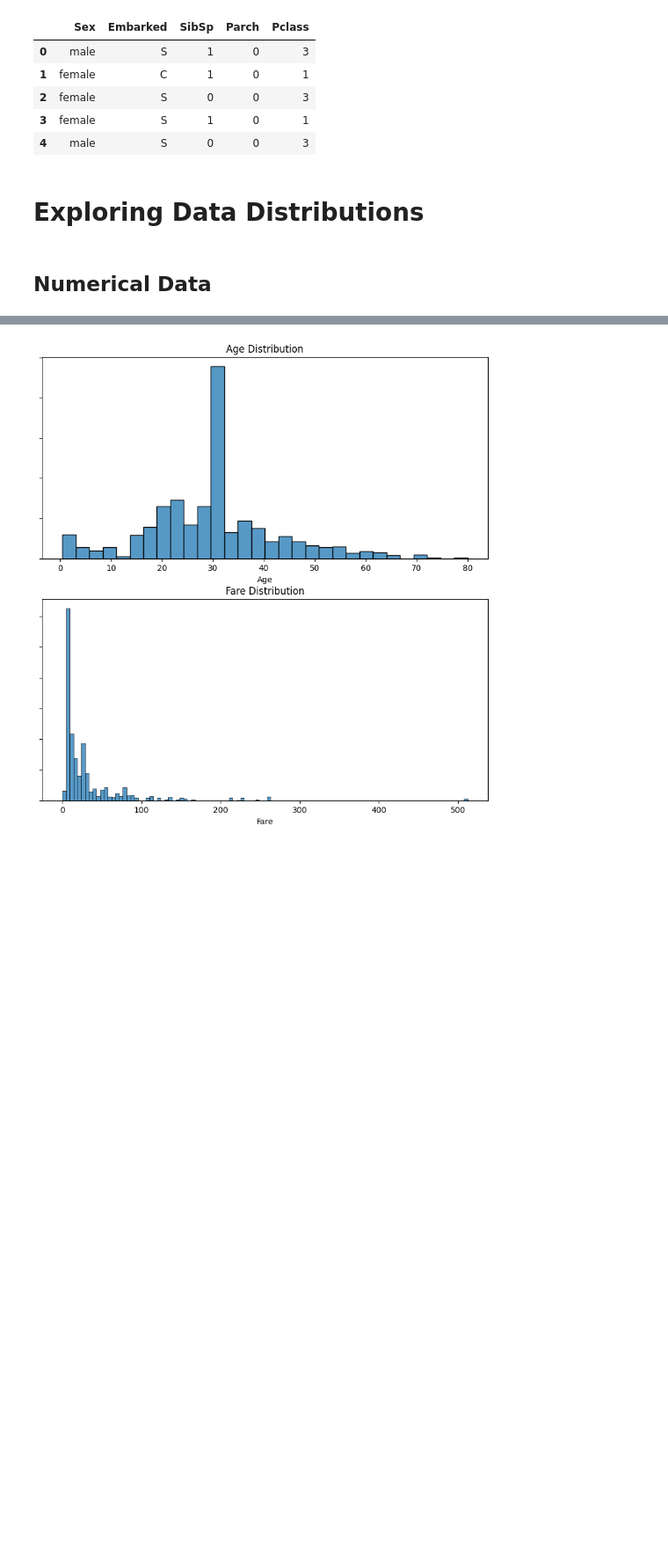
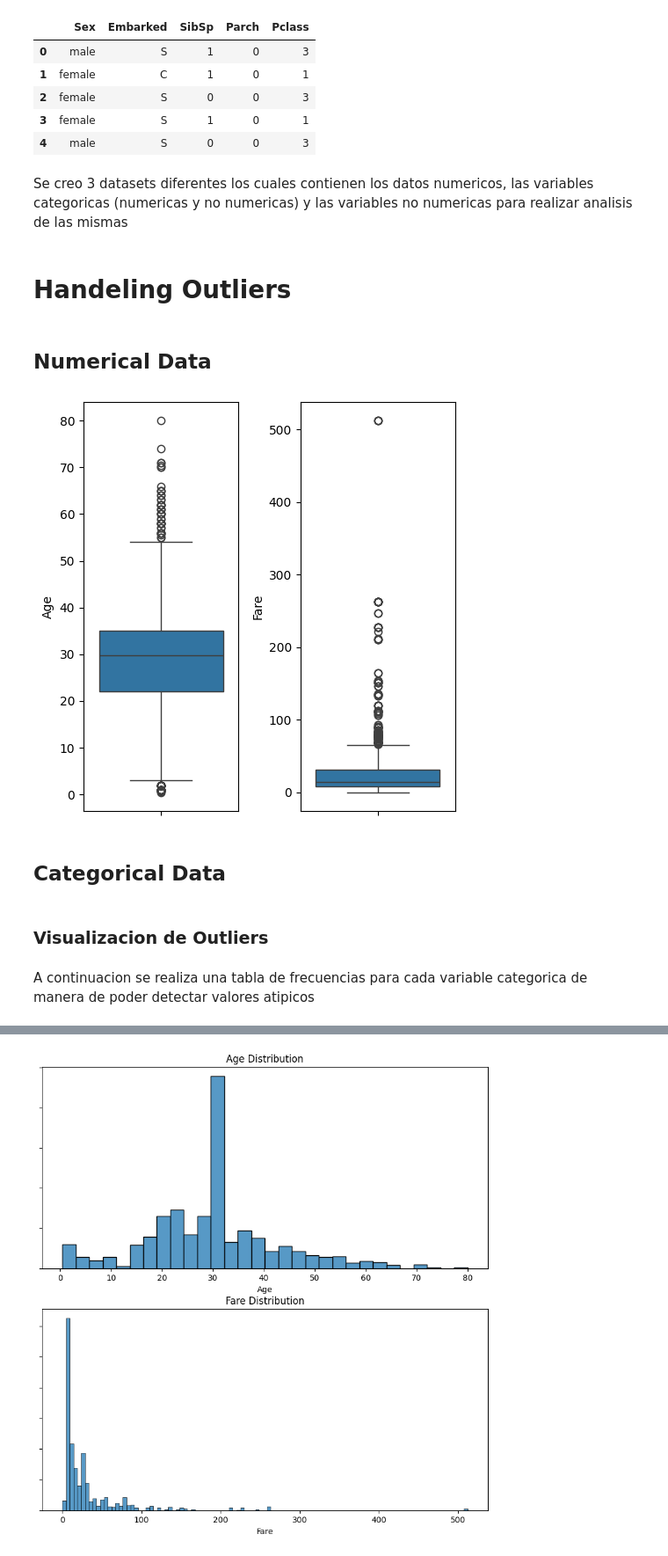
Before and after one commit to marcoeferro/EDA-exercises, a Jupyter notebook: titanic/EDA.ipynb, the cells around one changed output, grey strips where cells are left out. Shown: that part at 88% size. Cells and saved outputs as stored; diff of their text form; code cells hidden in the pictures; blank space fills up the shorter version.

Commit message:
feat: add outliers handeling

```diff
--- a/titanic/EDA.ipynb
+++ b/titanic/EDA.ipynb
@@ -164,7 +167,9 @@ df_categorical.head()
 | 2 | female | S | 0 | 0 | 3 |
 | 3 | female | S | 1 | 0 | 1 |
 | 4 | male | S | 0 | 0 | 3 |
-# %% [markdown]
-# Exploring Data Distributions
+# %% [markdown]
+Se creo 3 datasets diferentes los cuales contienen los datos numericos, las variables categoricas (numericas y no numericas) y las variables no numericas para realizar analisis de las mismas
+# %% [markdown]
+# Handeling Outliers
 # %% [markdown]
 ## Numerical Data
@@ -173,0 +176,16 @@ import seaborn as sns
+# %%
+fig,ax = plt.subplots(nrows=1, ncols=2,figsize=(5, 5))
+
+sns.boxplot(data=df_numeric["Age"],ax=ax[0])
+sns.boxplot(data=df_numeric["Fare"],ax=ax[1])
+
+plt.tight_layout()
+plt.show()
+# %% [output]
+[figure, added]
+# %% [markdown]
+## Categorical Data
+# %% [markdown]
+### Visualizacion de Outliers
+# %% [markdown]
+A continuacion se realiza una tabla de frecuencias para cada variable categorica de manera de poder detectar valores atipicos
```
Also changed, not shown: parts of 29 cells of this notebook.
